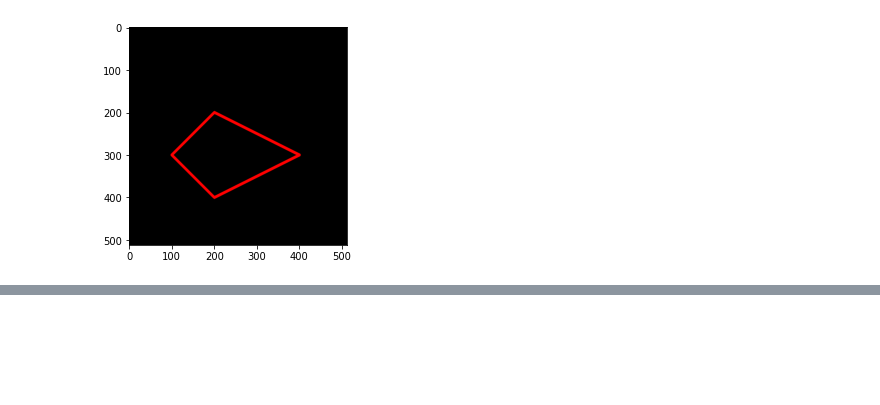
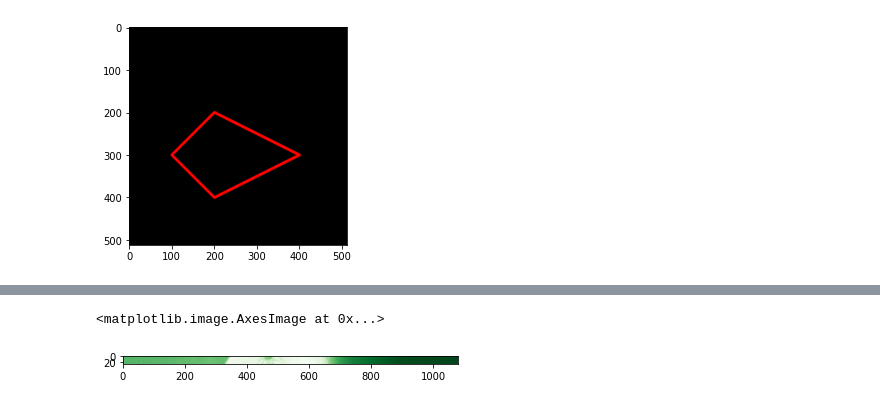
Before and after one commit to rickytirta17/PCVK_Genap_2023, a Jupyter notebook: Week2.ipynb, the cells around one changed output, grey strips where cells are left out. Saved outputs shown, nothing was run; the diff lists cells and outputs as text; code cells hidden in the pictures; blank space fills up the shorter version.

```diff
--- a/Week2.ipynb
+++ b/Week2.ipynb
@@ -129,0 +168,6 @@ plt.imshow(black_img2)
+# %%
+img_tg3 = cv.imread('sooyaaa.jpg', cv.IMREAD_GRAYSCALE)
+plt.imshow(img_tg3[5:30], cmap='Greens')
+# %% [output]
+<matplotlib.image.AxesImage at 0x...>
+[figure, added]
```
Also changed, not shown: parts of 9 cells of this notebook.
